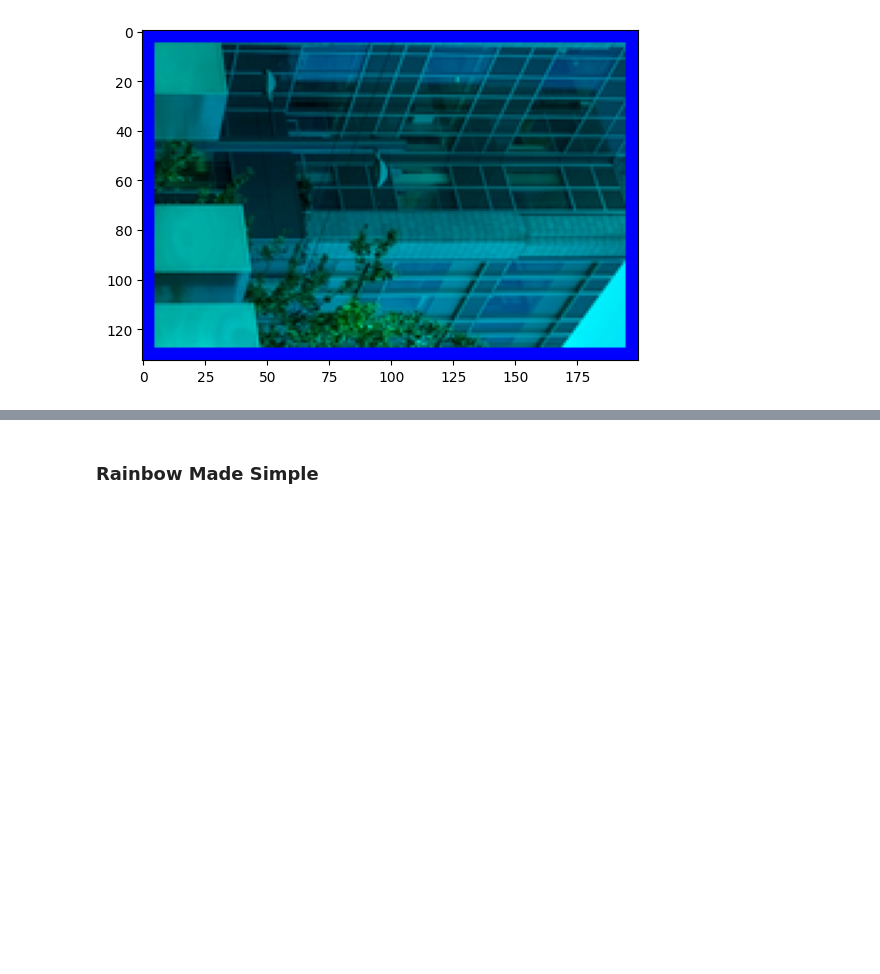
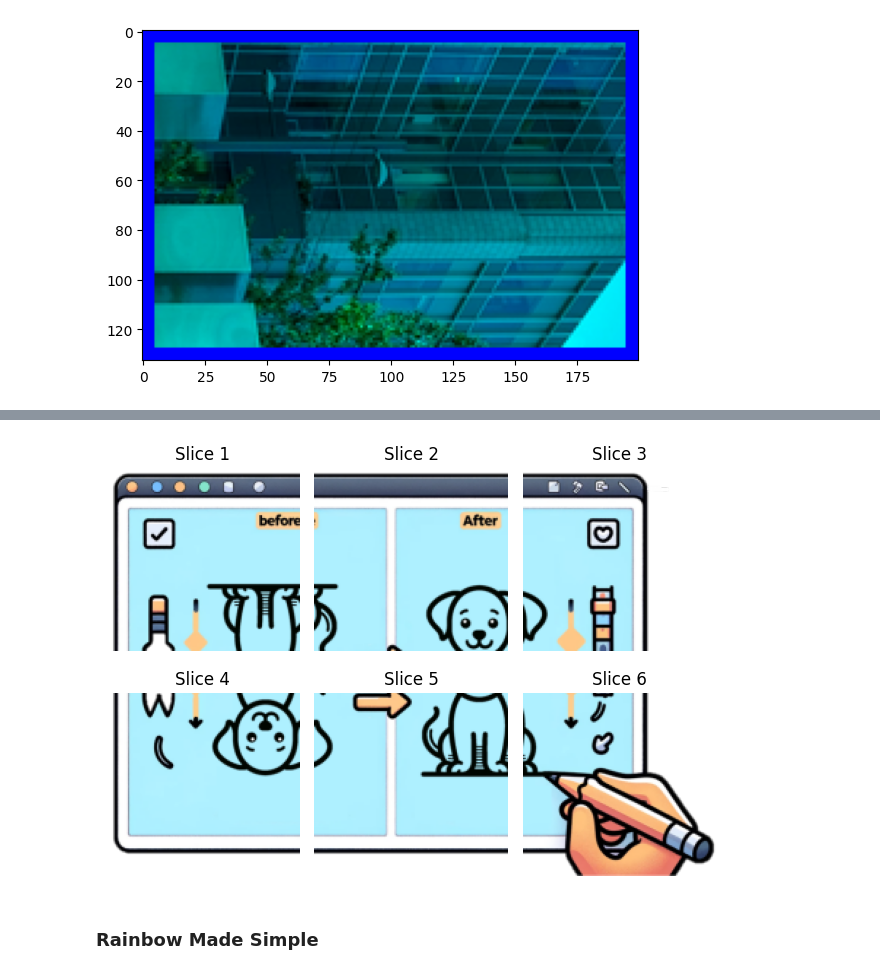
Before and after one commit to UBC-MDS/image_manipulator, a Jupyter notebook: docs/example.ipynb, the cells around one changed output, grey strips where cells are left out. Saved outputs shown, nothing was run; the diff lists cells and outputs as text; code cells hidden in the pictures; blank space fills up the shorter version.

```diff
--- a/docs/example.ipynb
+++ b/docs/example.ipynb
@@ -212,3 +217,8 @@ plt.imshow(first_slice)
+# %%
+# Demonstrating PNG compatibility of slice_image
+slices_png = slice_image(image_png_array, horizontal_slices=2, vertical_slices=3)
+# %% [output]
+[figure, added]
 # %% [markdown]
 ### Rainbow Made Simple
 # %%
```
Also changed, not shown: parts of 13 cells of this notebook.
